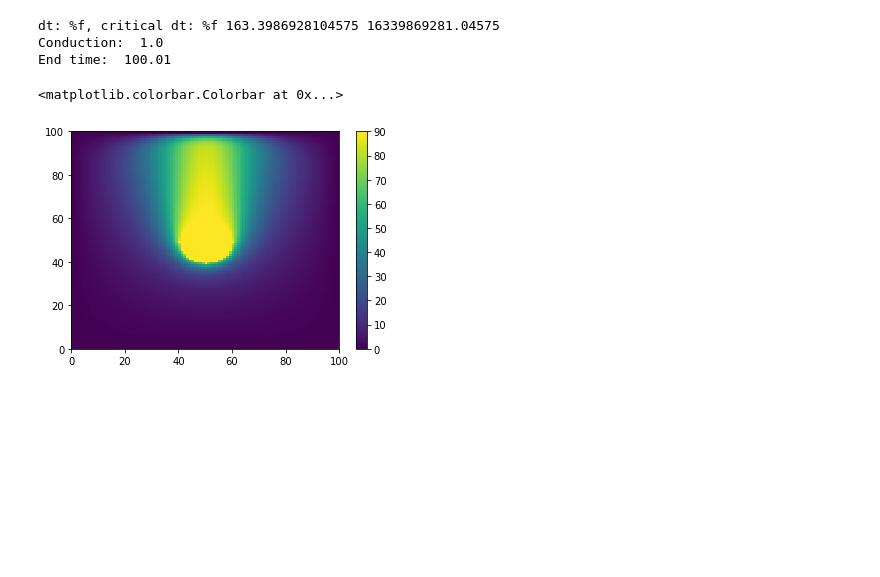
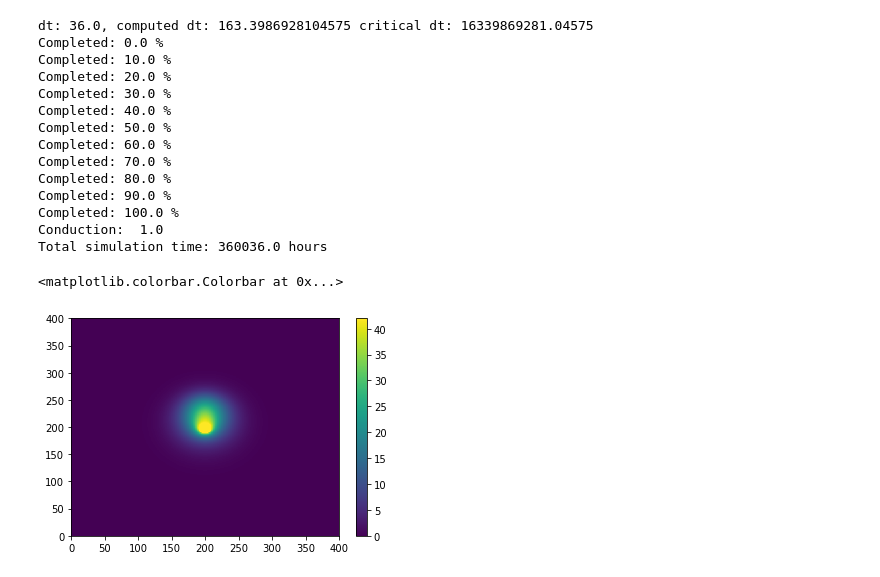
Before and after one commit to kks32/diffusion-convection, a Jupyter notebook: diffusion-convection.ipynb, the cells around one changed output. Cells and saved outputs as stored; diff of their text form; code cells hidden in the pictures; blank space fills up the shorter version.

Commit message:
:art: Format output

```diff
--- a/diffusion-convection.ipynb
+++ b/diffusion-convection.ipynb
@@ -6,7 +6,7 @@ from matplotlib import animation, rc
 from IPython.display import HTML
 
 # box size, m
-w = h = 1.
+w = h = 4.
 # intervals in x-, y- directions, m
 dx = dy = 0.01
 # Thermal diffusivity, m2.s-1
@@ -16,7 +16,7 @@ n = 0.4
 # Viscosity kg/m
 nu = 1.00E-03
 # Permeability m2
-k = 1e-10
+k = 4e-11
 # Thermal expansion
 beta = 8.80E-05
 # Cf
@@ -24,18 +24,23 @@ cf = 4290
 # rhow
 rhow = 980
 
-# Disable conduction
+# Set conduction to 0 to disable
 conduction = 1.
 
-Tcool, Thot = 0, 90
+# Temperature of the cable
+Tcool, Thot = 0, 42
+
+# Cable geometry, inner radius r, width dr centred at (cx,cy) (mm)
+r, cx, cy = 0.1, 2, 2
 
 nx, ny = int(w/dx), int(h/dy)
 
 dx2, dy2 = dx*dx, dy*dy
 dt = dx2 * dy2 / (2 * alpha * (dx2 + dy2))
 
-print("dt: %f, critical dt: %f", dt, 1/(2 * alpha * (dx2 + dy2)))
-dt = 0.01
+dt = 0.01 * 3600
+print("dt: {}, computed dt: {} critical dt: {}".format(dt, dx2 * dy2 / (2 * alpha * (dx2 + dy2)), 1/(2 * alpha * (dx2 + dy2))))
+
 
 u0 = Tcool * np.ones((nx, ny))
 u = u0.copy()
@@ -43,8 +48,7 @@ u = u0.copy()
 uu = []
 
 
-# Initial conditions - ring of inner radius r, width dr centred at (cx,cy) (mm)
-r, cx, cy = 0.1, 0.5, 0.5
+# Initial conditions
 r2 = r**2
 for i in range(nx):
     for j in range(ny):
@@ -57,39 +61,53 @@ def do_timestep(u0, u):
     # Convection velocity term:
     # The velocity corresponds to differential density, since we are measuring the differnetial temp,
     # the rho(1 - beta(T)) is written as rho*(beta*DeltaT)
     u[1:-1, 1:-1] = u0[1:-1, 1:-1] + \
-     + conduction * alpha * dt * 3600* ((u0[2:, 1:-1] - 2*u0[1:-1, 1:-1] + u0[:-2, 1:-1])/dx2 + \
+     + conduction * alpha * dt * ((u0[2:, 1:-1] - 2*u0[1:-1, 1:-1] + u0[:-2, 1:-1])/dx2 + \
           (u0[1:-1, 2:] - 2*u0[1:-1, 1:-1] + u0[1:-1, :-2])/dy2) + \
-    dt * 3600 * (1/(n*nu)*k*9.81*rhow)*(beta*(u0[1:-1,1:-1]-Tcool)) * \
+    dt * (1/(n*nu)*k*9.81*rhow)*(beta*(u0[1:-1,1:-1]-Tcool)) * \
     (u0[2:,1:-1] - u0[1:-1,1:-1])/(dy)
 
     for i in range(nx):
         for j in range(ny):
             p2 = (i*dx-cx)**2 + (j*dy-cy)**2
             if p2 < r2:
                 u[i,j] = Thot
 
     u0 = u.copy()
     return u0, u
 
 # Number of timesteps
 nsteps = 10001
+npercent = int(nsteps/100)
 for m in range(nsteps):
+    if m % (10*npercent) == 0:
+        print("Completed: {} %".format(m/npercent))
     u0, u = do_timestep(u0, u)
     uu.append(u.copy())
 
 print("Conduction: ", conduction)
-print("End time: ", dt * nsteps)
+print("Total simulation time: {} hours".format(dt * nsteps))
 
 fig = plt.figure()
 pcm = plt.pcolormesh(np.flipud(uu[len(uu)-1]))
 plt.colorbar()
 # %% [output]
-dt: %f, critical dt: %f 163.3986928104575 16339869281.04575
+dt: 36.0, computed dt: 163.3986928104575 critical dt: 16339869281.04575
+Completed: 0.0 %
+Completed: 10.0 %
+Completed: 20.0 %
+Completed: 30.0 %
+Completed: 40.0 %
+Completed: 50.0 %
+Completed: 60.0 %
+Completed: 70.0 %
+Completed: 80.0 %
+Completed: 90.0 %
+Completed: 100.0 %
 Conduction:  1.0
-End time:  100.01
+Total simulation time: 360036.0 hours
 <matplotlib.colorbar.Colorbar at 0x...>
-[figure, old version]
+[figure, new version]
 # %%
 def step(i):
     j = int(nsteps/100*i)
```
Also changed, not shown: parts of 3 cells of this notebook.
